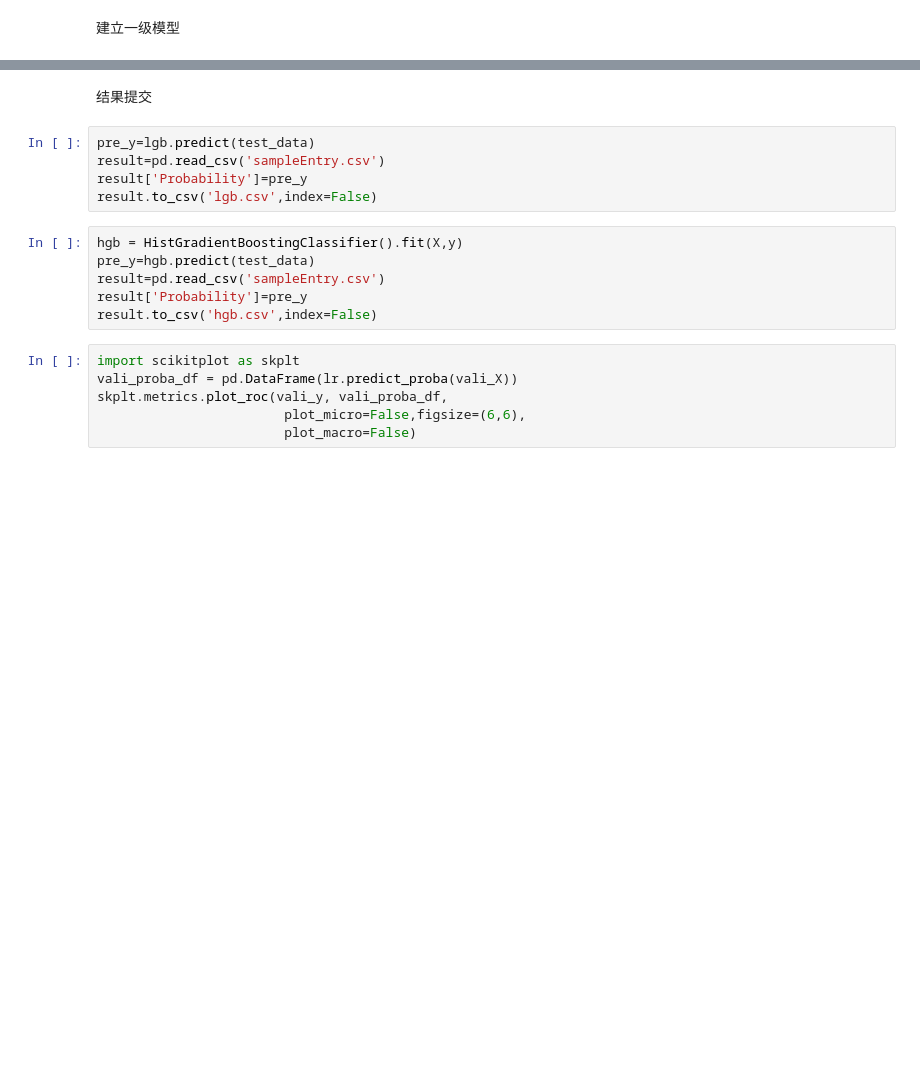
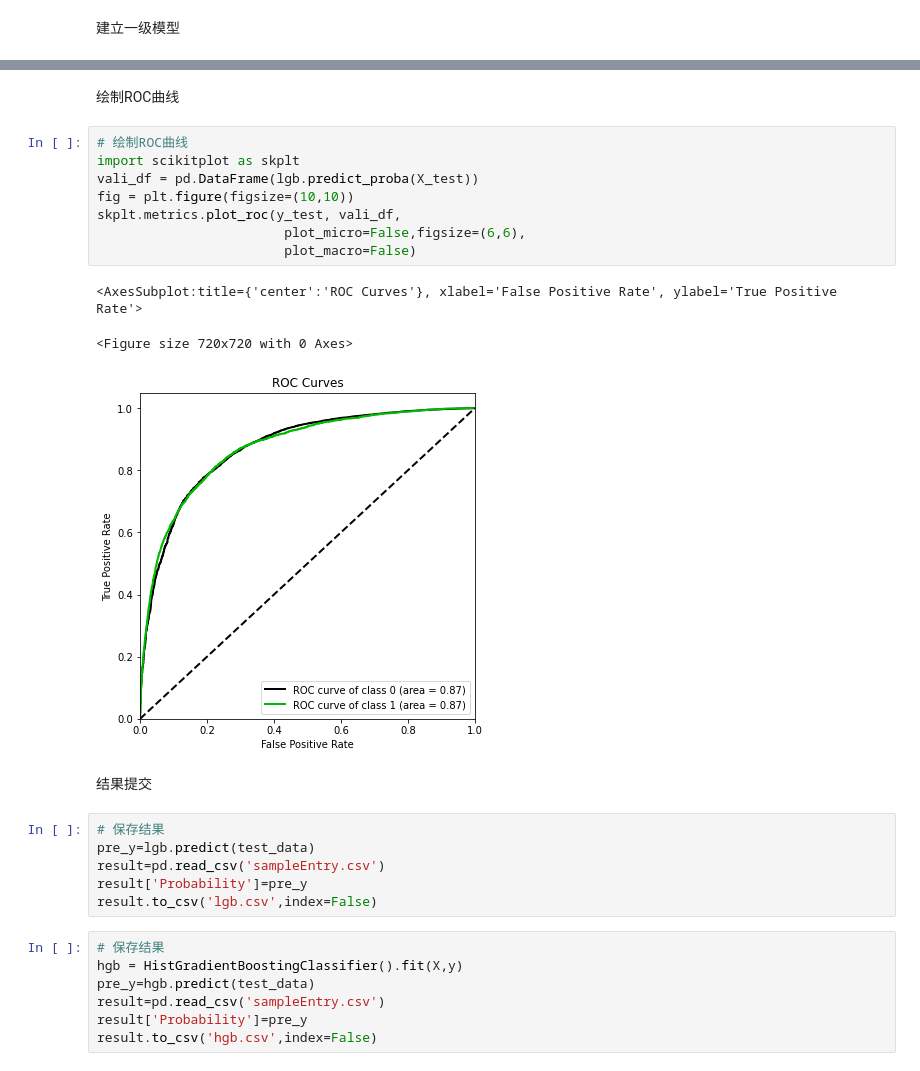
Before and after one commit to jaling9/PythonProjects, a Jupyter notebook: give me some credit 信用评分卡/信用评分卡.ipynb, the cells around one changed output, grey strips where cells are left out. Saved outputs shown, nothing was run; the diff lists cells and outputs as text; blank space fills up the shorter version.

```diff
--- a/give me some credit 信用评分卡/信用评分卡.ipynb
+++ b/give me some credit 信用评分卡/信用评分卡.ipynb
@@ -823,19 +1077,29 @@ test_score为：0.9359
+# %% [markdown]
+绘制ROC曲线
+# %%
+# 绘制ROC曲线
+import scikitplot as skplt
+vali_df = pd.DataFrame(lgb.predict_proba(X_test))
+fig = plt.figure(figsize=(10,10))
+skplt.metrics.plot_roc(y_test, vali_df,
+                        plot_micro=False,figsize=(6,6),
+                        plot_macro=False)
+# %% [output]
+<AxesSubplot:title={'center':'ROC Curves'}, xlabel='False Positive Rate', ylabel='True Positive Rate'>
+<Figure size 720x720 with 0 Axes>
+[figure, added]
 # %% [markdown]
 结果提交
 # %%
+# 保存结果
 pre_y=lgb.predict(test_data)
 result=pd.read_csv('sampleEntry.csv')
 result['Probability']=pre_y
 result.to_csv('lgb.csv',index=False)
 # %%
+# 保存结果
 hgb = HistGradientBoostingClassifier().fit(X,y)
 pre_y=hgb.predict(test_data)
 result=pd.read_csv('sampleEntry.csv')
 result['Probability']=pre_y
 result.to_csv('hgb.csv',index=False)
-# %%
-import scikitplot as skplt
-vali_proba_df = pd.DataFrame(lr.predict_proba(vali_X))
-skplt.metrics.plot_roc(vali_y, vali_proba_df,
-                        plot_micro=False,figsize=(6,6),
-                        plot_macro=False)
```
Also changed, not shown: parts of 24 cells of this notebook, 16 other files.
